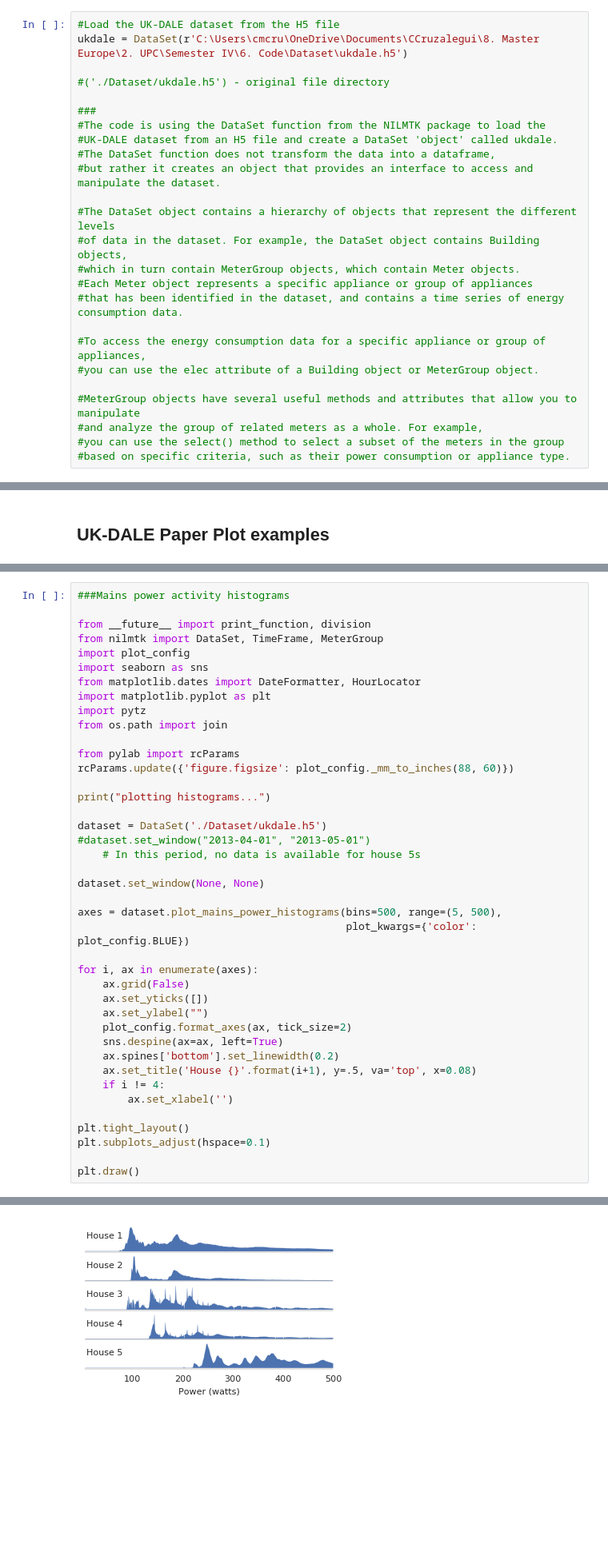
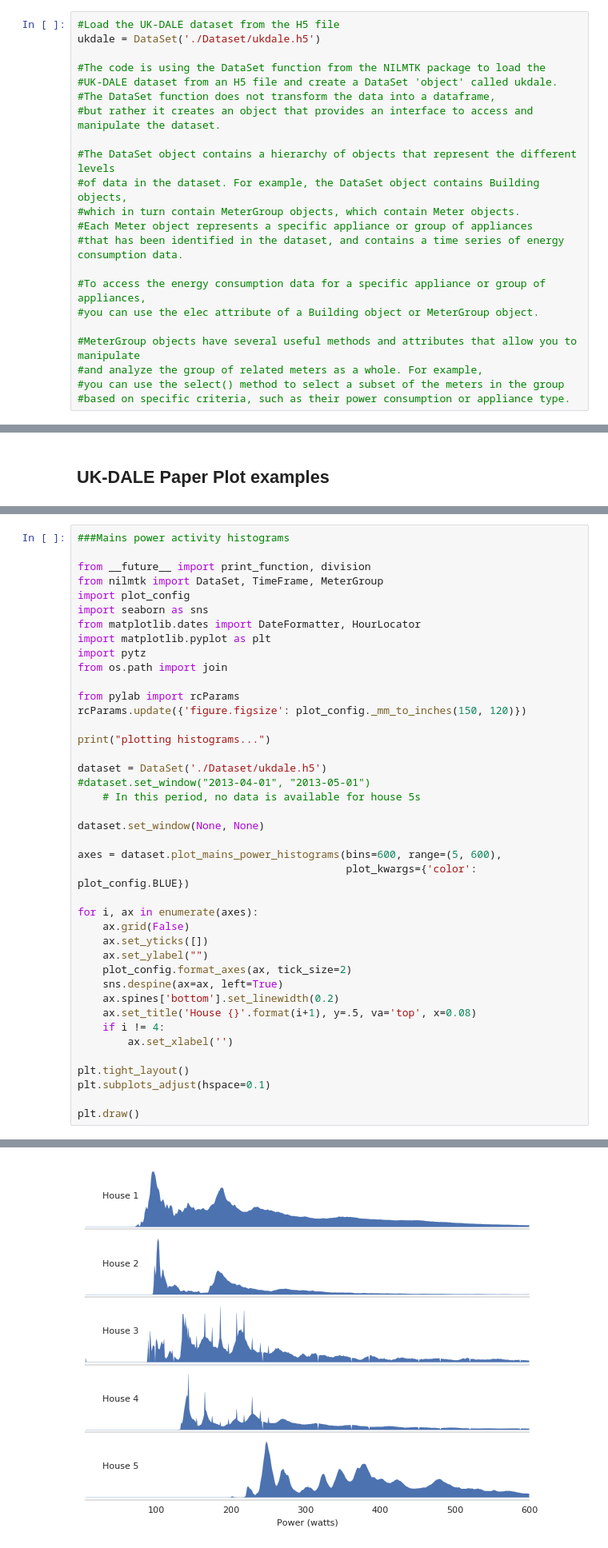
Before and after one commit to ccruzalegui/NILM-UPC-MasterThesis, a Jupyter notebook: 1_EDA/Mycode1_EDA.ipynb, the cells around one changed output, grey strips where cells are left out. Shown at 80% size. Drawn from its saved outputs; the diff is of its cells as text; blank space fills up the shorter version.

```diff
--- a/1_EDA/Mycode1_EDA.ipynb
+++ b/1_EDA/Mycode1_EDA.ipynb
@@ -24,11 +23,8 @@ import util as ut
 Data load
 # %%
 #Load the UK-DALE dataset from the H5 file
-ukdale = DataSet(r'C:\Users\cmcru\OneDrive\Documents\CCruzalegui\8. Master Europe\2. UPC\Semester IV\6. Code\Dataset\ukdale.h5')
+ukdale = DataSet('./Dataset/ukdale.h5')
 
-#('./Dataset/ukdale.h5') - original file directory
-
-###
 #The code is using the DataSet function from the NILMTK package to load the
 #UK-DALE dataset from an H5 file and create a DataSet 'object' called ukdale.
 #The DataSet function does not transform the data into a dataframe,
@@ -794,37 +791,37 @@ import pytz
 from os.path import join
 
 from pylab import rcParams
-rcParams.update({'figure.figsize': plot_config._mm_to_inches(88, 60)})
+rcParams.update({'figure.figsize': plot_config._mm_to_inches(150, 120)})
 
 print("plotting histograms...")
 
 dataset = DataSet('./Dataset/ukdale.h5')
 #dataset.set_window("2013-04-01", "2013-05-01")
     # In this period, no data is available for house 5s
 
 dataset.set_window(None, None)
 
-axes = dataset.plot_mains_power_histograms(bins=500, range=(5, 500),
+axes = dataset.plot_mains_power_histograms(bins=600, range=(5, 600),
                                            plot_kwargs={'color': plot_config.BLUE})
 
 for i, ax in enumerate(axes):
     ax.grid(False)
     ax.set_yticks([])
     ax.set_ylabel("")
     plot_config.format_axes(ax, tick_size=2)
     sns.despine(ax=ax, left=True)
     ax.spines['bottom'].set_linewidth(0.2)
     ax.set_title('House {}'.format(i+1), y=.5, va='top', x=0.08)
     if i != 4:
         ax.set_xlabel('')
 
 plt.tight_layout()
 plt.subplots_adjust(hspace=0.1)
 
 plt.draw()
 # %% [output]
 plotting histograms...
-[figure, old version]
+[figure, new version]
 # %%
 # Plot good sections
 
```
Also changed, not shown: parts of 67 cells of this notebook.
